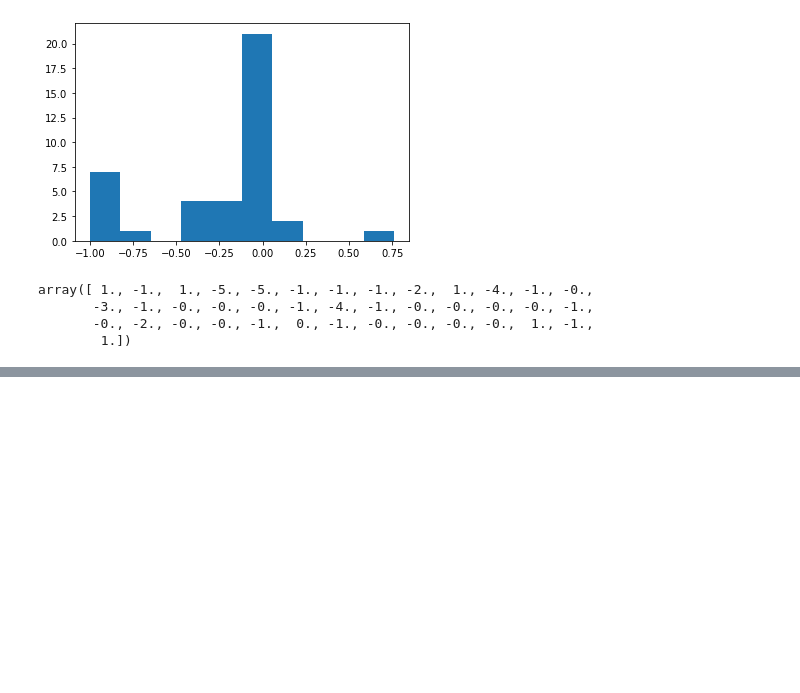
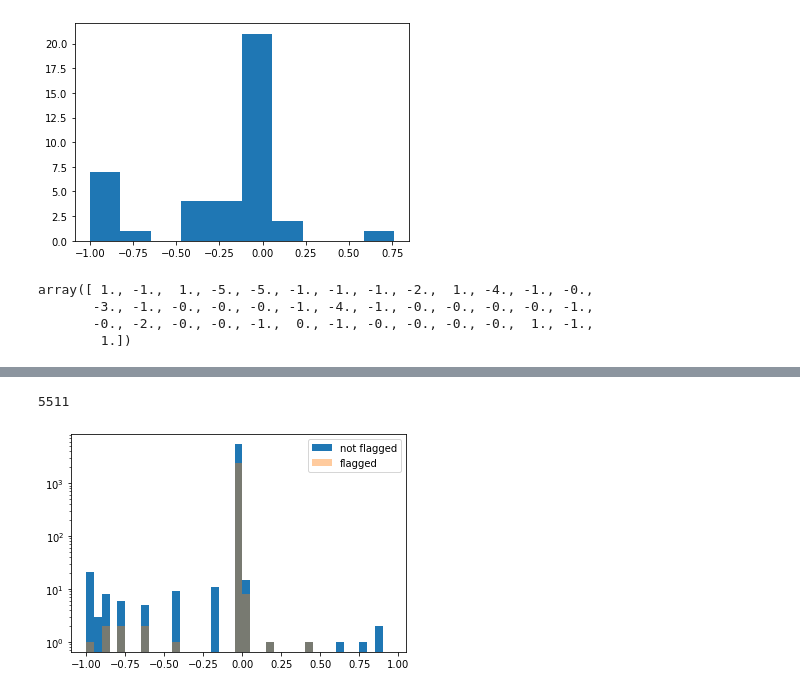
Before and after one commit to StevenDuivenvoorden/FIR-group, a Jupyter notebook: Ian/lofar/deep_fields/ELAIS-N1/posterior_comparison.ipynb, the cells around one changed output, grey strips where cells are left out. Drawn from its saved outputs; the diff is of its cells as text; code cells hidden in the pictures; blank space fills up the shorter version.

```diff
--- a/Ian/lofar/deep_fields/ELAIS-N1/posterior_comparison.ipynb
+++ b/Ian/lofar/deep_fields/ELAIS-N1/posterior_comparison.ipynb
@@ -1040,0 +1046,29 @@ array([ 1., -1.,  1., -5., -5., -1., -1., -1., -2.,  1., -4., -1., -0.,
+# %%
+file_list = glob.glob('data/fir/SPIRE/KS_results/KS_lofar_rerun_*.pkl')
+
+for n,file in enumerate(file_list):
+    f = open(file,'rb')
+    KS_results = pickle.load(f)
+    if n==0:
+        KS_table = Table()
+        col_id = Column(data = np.array(KS_results[2])[:,0], name='Source_Name')
+        col_KS_stat = Column(data=np.array([KS_results[0][n].statistic for n in range(len(KS_results[0]))]), name='KS_statistic')
+        col_KS_pval = Column(data=np.array([KS_results[0][n].pvalue for n in range(len(KS_results[0]))]), name='KS_pval')
+        col_KS_sign = Column(data=np.array([KS_results[1][n] for n in range(len(KS_results[0]))]), name='KS_sign')
+        col_lofar_tile = Column(data = np.array(KS_results[2])[:,1], name='lofar_file')
+        col_help_tile = Column(data = np.array(KS_results[2])[:,2], name='help_file')
+        KS_table.add_columns([col_id,col_KS_stat,col_KS_pval,col_KS_sign,col_lofar_tile,col_help_tile])
+
+    else:
+        tmp = Table()
+        col_id = Column(data = np.array(KS_results[2])[:,0], name='Source_Name')
+        col_KS_stat = Column(data=np.array([KS_results[0][n].statistic for n in range(len(KS_results[0]))]), name='KS_statistic')
+        col_KS_pval = Column(data=np.array([KS_results[0][n].pvalue for n in range(len(KS_results[0]))]), name='KS_pval')
+        col_KS_sign = Column(data=np.array([KS_results[1][n] for n in range(len(KS_results[0]))]), name='KS_sign')
+        col_lofar_tile = Column(data = np.array(KS_results[2])[:,1], name='lofar_file')
+        col_help_tile = Column(data = np.array(KS_results[2])[:,2], name='help_file')
+        tmp.add_columns([col_id,col_KS_stat,col_KS_pval,col_KS_sign,col_lofar_tile,col_help_tile])
+
+        KS_table = vstack([KS_table,tmp])
+print(len(KS_table))
+KS_table[0]
@@ -1040,0 +1081,4 @@ array([ 1., -1.,  1., -5., -5., -1., -1., -1., -2.,  1., -4., -1., -0.,
+# %%
+joined_ks_lofar = join(KS_table,lofar_xid,join_type='inner',keys='Source_Name')
+joined_ks_lofar = join(joined_ks_lofar,lofar,join_type='inner',keys='Source_Name')
+joined_ks_lofar[0]
@@ -1040,0 +1091,15 @@ array([ 1., -1.,  1., -5., -5., -1., -1., -1., -2.,  1., -4., -1., -0.,
+# %%
+mask = ~joined_ks_lofar['flag_SPIRE_250']
+pvals = joined_ks_lofar['KS_pval']
+signs = joined_ks_lofar['KS_sign']
+pvals = (1-pvals)*signs
+print(np.sum(mask))
+
+bins=np.arange(-1,1,0.05)
+plt.hist(pvals[mask],bins=bins,label='not flagged',log=True)
+plt.hist(pvals[~mask],alpha=0.4,bins=bins,label='flagged',log=True)
+plt.legend()
+plt.show()
+# %% [output]
+5511
+[figure, added]
```
Also changed, not shown: parts of 7 cells of this notebook, 36 other files.
